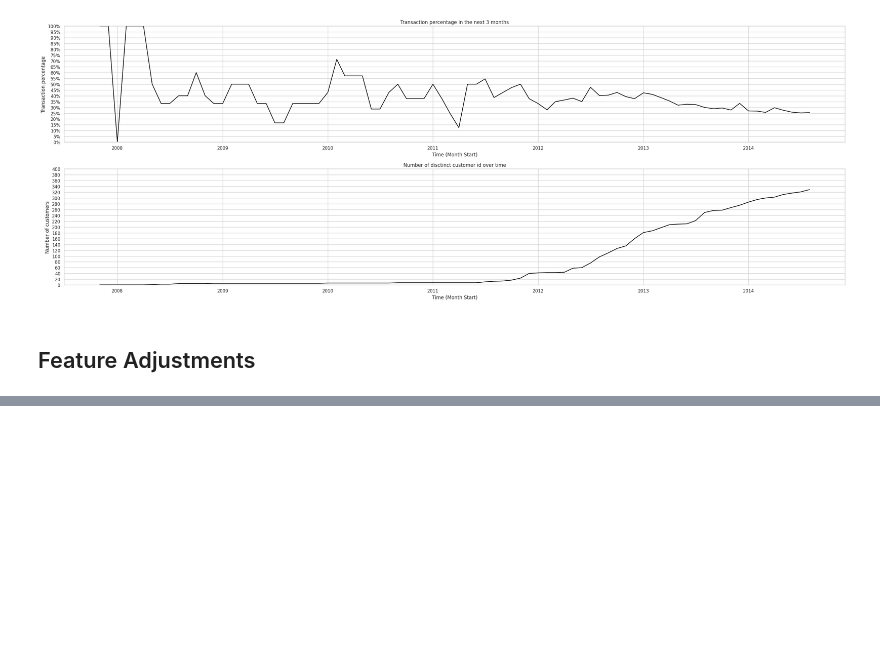
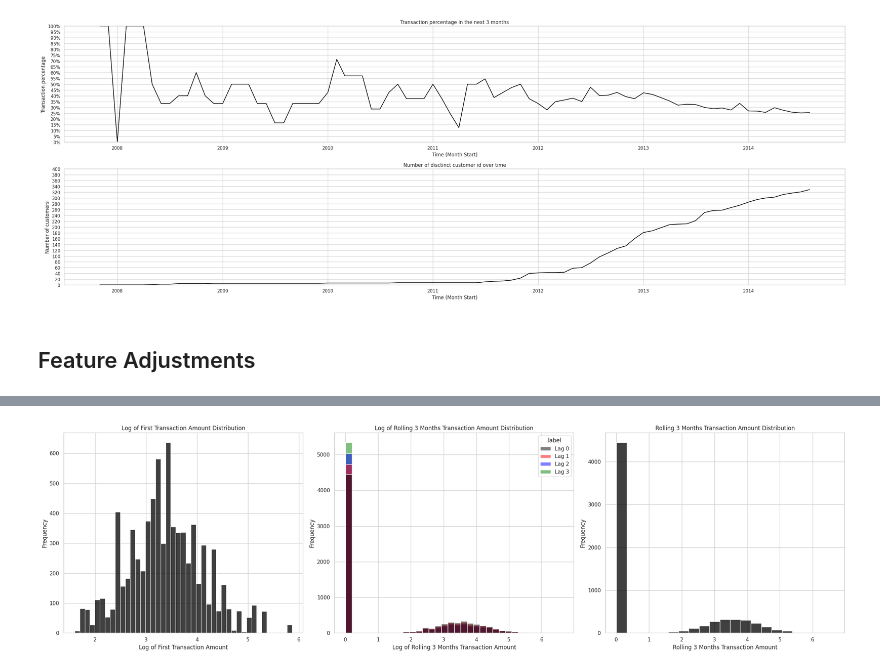
Before and after one commit to FelipeTufaile/Customer-Lifetime-Value, a Jupyter notebook: notebooks/Feature_Analysis.ipynb, the cells around one changed output, grey strips where cells are left out. Cells and saved outputs as stored; diff of their text form; code cells hidden in the pictures; blank space fills up the shorter version.

```diff
--- a/notebooks/Feature_Analysis.ipynb
+++ b/notebooks/Feature_Analysis.ipynb
@@ -651 +603,50 @@ cltv_train_adj_tbl[['logtarg'] + features].corr()
+# %%
+# Set the figure size
+plt.figure(figsize=(24, 7))
+
+###################################################################################
+plt.subplot(131)
+sns.set(style="whitegrid")
+sns.histplot(data=cltv_tbl_adj_tbl, x="first_trans_amt", color="black")
+plt.xlabel('Log of First Transaction Amount')
+plt.ylabel('Frequency')
+plt.title('Log of First Transaction Amount Distribution')
+
+###################################################################################
+plt.subplot(132)
+sns.set(style="whitegrid")
+sns.histplot(
+    data=(
+        pd.concat(
+            [
+              pd.DataFrame(cltv_tbl_adj_tbl.trans_amt_R03m_lag0.values, columns=['trans_amt_R03m']).assign(label = lambda x: "Lag 0"),
+              pd.DataFrame(cltv_tbl_adj_tbl.trans_amt_R03m_lag1.values, columns=['trans_amt_R03m']).assign(label = lambda x: "Lag 1"),
+              pd.DataFrame(cltv_tbl_adj_tbl.trans_amt_R03m_lag2.values, columns=['trans_amt_R03m']).assign(label = lambda x: "Lag 2"),
+              pd.DataFrame(cltv_tbl_adj_tbl.trans_amt_R03m_lag3.values, columns=['trans_amt_R03m']).assign(label = lambda x: "Lag 3"),
+            ], axis=0
+        )
+    ),
+    x="trans_amt_R03m",
+    hue="label",
+    palette=["black", "red", "blue", "green"]
+)
+plt.xlabel('Log of Rolling 3 Months Transaction Amount')
+plt.ylabel('Frequency')
+plt.title('Log of Rolling 3 Months Transaction Amount Distribution')
+
+###################################################################################
+plt.subplot(133)
+sns.set(style="whitegrid")
+sns.histplot(data=cltv_tbl_adj_tbl[pd.to_datetime(cltv_tbl_adj_tbl.ref_dt) <= cutoff], x="trans_amt_R03m_lead1", color="black", label="Lead 1")
+plt.xlabel('Rolling 3 Months Transaction Amount')
+plt.ylabel('Frequency')
+plt.title('Rolling 3 Months Transaction Amount Distribution')
+
+# Adjust layout
+plt.tight_layout()
+
+# Displaying the plots
+plt.show()
+# %% [output]
+[figure, added]
 # %%
```
Also changed, not shown: parts of 26 cells of this notebook.
